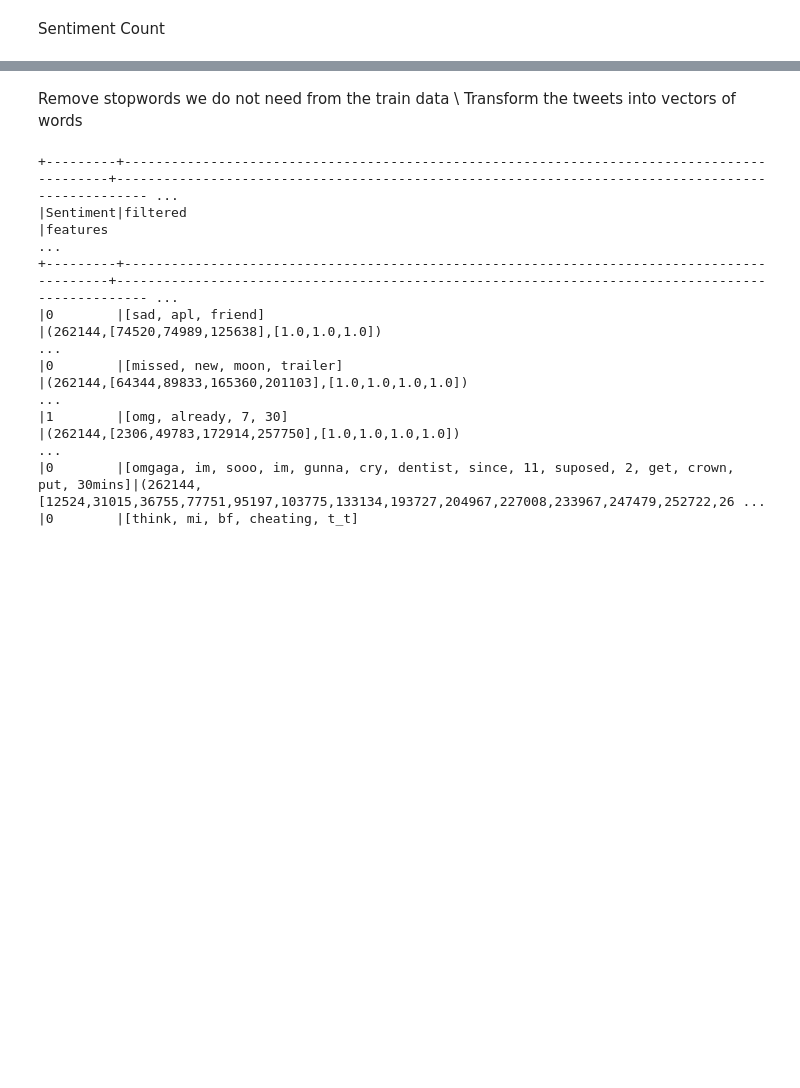
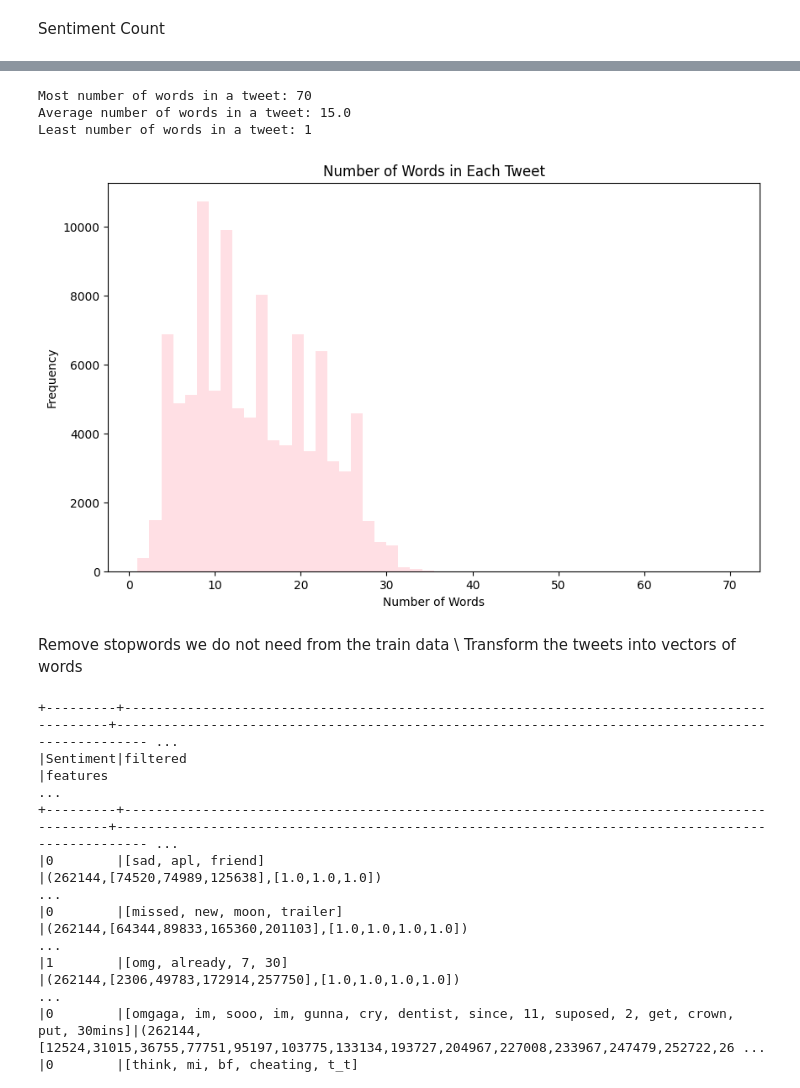
Before and after one commit to DavidRiemer02/DataMiningProj, a Jupyter notebook: DataMiningProj.ipynb, the cells around one changed output, grey strips where cells are left out. Saved outputs shown, nothing was run; the diff lists cells and outputs as text; code cells hidden in the pictures; blank space fills up the shorter version.

Commit message:
Added number of words

```diff
--- a/DataMiningProj.ipynb
+++ b/DataMiningProj.ipynb
@@ -92,6 +92,25 @@ plt.show()
+# %%
+#Collect the number of words in each tweet
+numberofWords = []
+for rows in train.select("SentimentText").collect():
+    numberofWords.append(len(rows.SentimentText.split(" ")))
+numberofWords
+#Creat a graph of the number of words in each tweet
+plt.figure(figsize=(10,6))
+plt.hist(numberofWords, bins=50, alpha=0.5, color='pink')
+plt.xlabel('Number of Words')
+plt.ylabel('Frequency')
+plt.title('Number of Words in Each Tweet')
+print('Most number of words in a tweet:', max(numberofWords))
+print('Average number of words in a tweet:', np.mean(numberofWords).round(0))
+print('Least number of words in a tweet:', min(numberofWords))
+# %% [output]
+Most number of words in a tweet: 70
+Average number of words in a tweet: 15.0
+Least number of words in a tweet: 1
+[figure, added]
 # %% [markdown]
-Remove stopwords we do not need from the train data \\
-Transform the tweets into vectors of words
+Remove stopwords we do not need from the train data \ Transform the tweets into vectors of words
 # %%
 # Add a column with just words
 regexTokenizer = RegexTokenizer(inputCol="SentimentText", outputCol="words", pattern="\\W")
```
Also changed, not shown: parts of 10 cells of this notebook, 4 other files.
